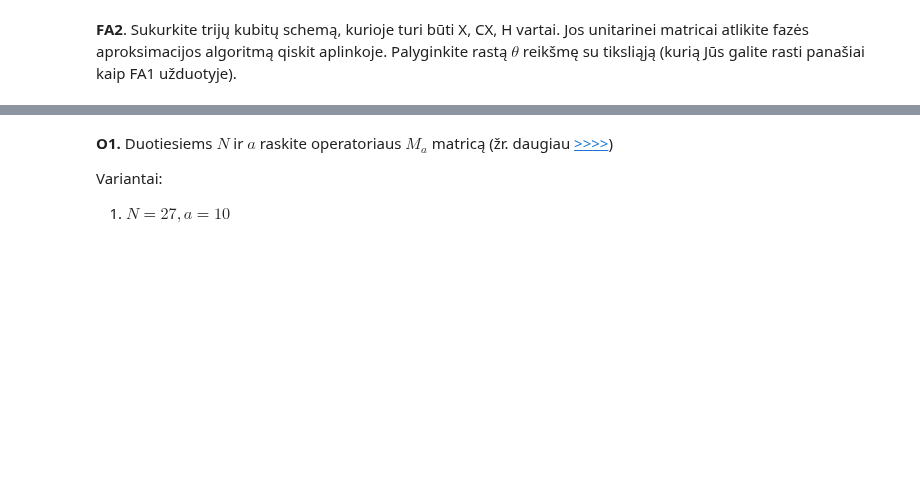
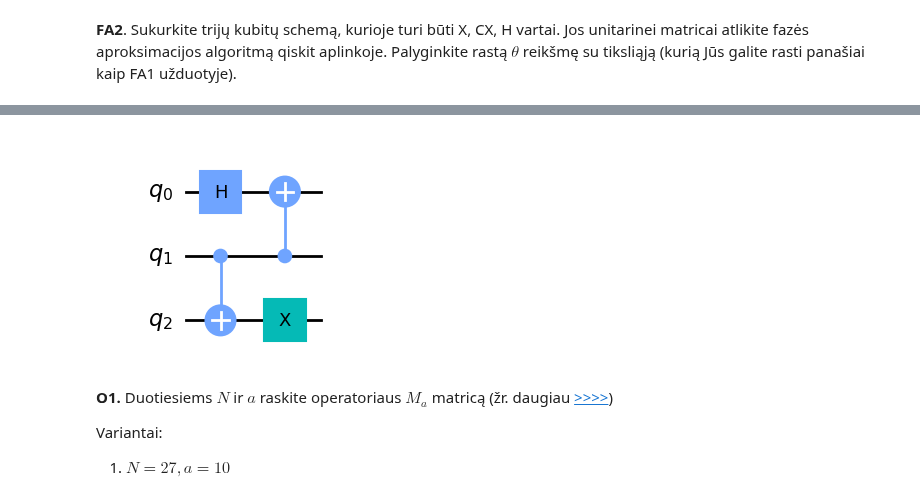
Before and after one commit to cezaris13/QuantumComputing, a Jupyter notebook: Quantum 2 lab/QuantumLab2.2.ipynb, the cells around one changed output, grey strips where cells are left out. Cells and saved outputs as stored; diff of their text form; code cells hidden in the pictures; blank space fills up the shorter version.

```diff
--- a/Quantum 2 lab/QuantumLab2.2.ipynb
+++ b/Quantum 2 lab/QuantumLab2.2.ipynb
@@ -175,3 +198,13 @@ def getPhases(gate):
+# %%
+qc = QuantumCircuit(3)
+qc.h(0)
+qc.cx(1,2)
+qc.x(2)
+qc.cx(1,0)
+
+qc.draw('mpl')
+# %% [output]
+[figure, added]
 # %% [markdown]
  **O1.** Duotiesiems $N$ ir $a$ raskite operatoriaus $M_a$ matricą (žr. daugiau [>>>>](https://learning.quantum-computing.ibm.com/course/fundamentals-of-quantum-algorithms/phase-estimation-and-factoring#order-finding))
 
```
Also changed, not shown: parts of 2 cells of this notebook.
